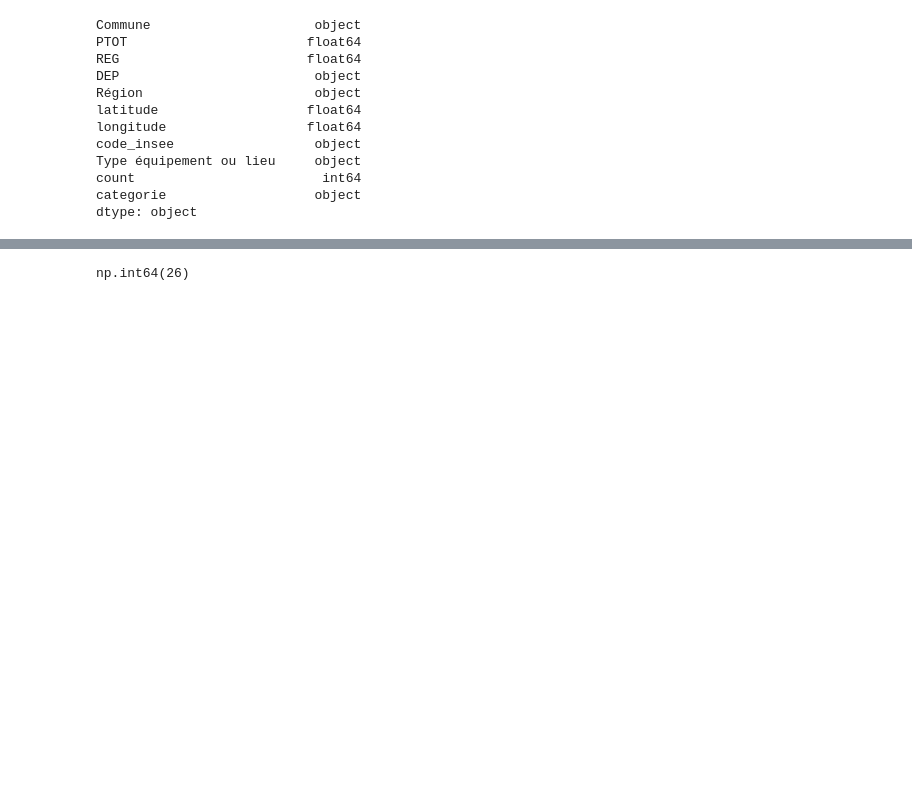
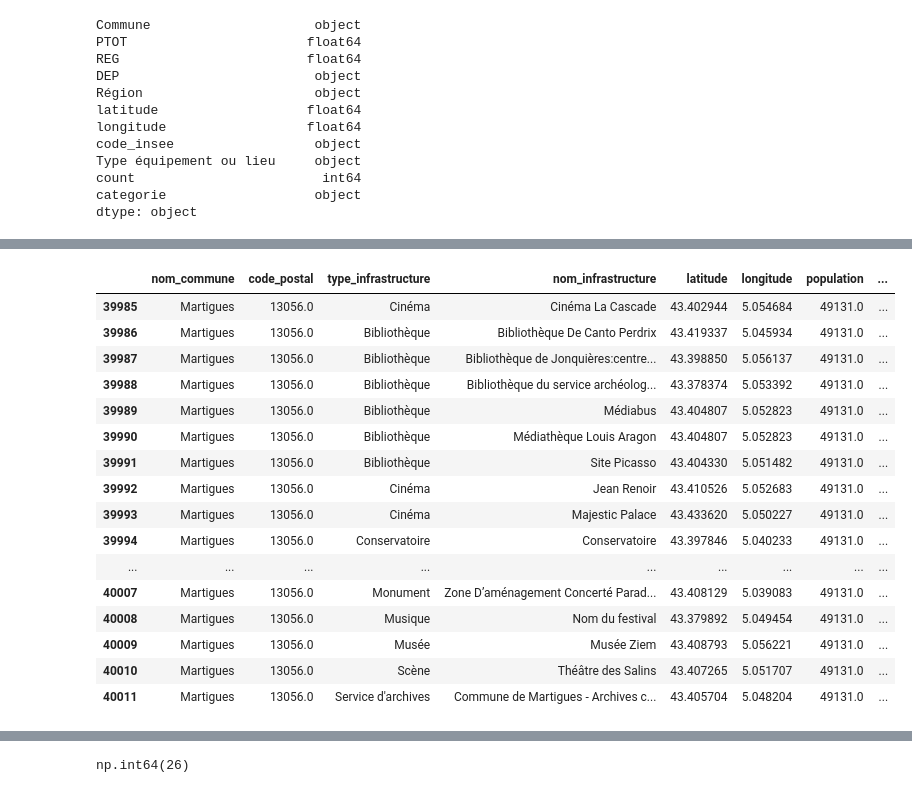
Before and after one commit to naloui1/Dataforgood, a Jupyter notebook: notebooks/visualisations.ipynb, the cells around one changed output, grey strips where cells are left out. Drawn from its saved outputs; the diff is of its cells as text; code cells hidden in the pictures; blank space fills up the shorter version.

```diff
--- a/notebooks/visualisations.ipynb
+++ b/notebooks/visualisations.ipynb
@@ -51,3 +151,23 @@ df_filtered['Commune'].iloc[0]
+# %%
+df_filtered
+# %% [output]
+|  | nom_commune | code_postal | type_infrastructure | nom_infrastructure | latitude | longitude | population | ... |
+| 39985 | Martigues | 13056.0 | Cinéma | Cinéma La Cascade | 43.402944 | 5.054684 | 49131.0 | ... |
+| 39986 | Martigues | 13056.0 | Bibliothèque | Bibliothèque De Canto Perdrix | 43.419337 | 5.045934 | 49131.0 | ... |
+| 39987 | Martigues | 13056.0 | Bibliothèque | Bibliothèque de Jonquières:centre... | 43.398850 | 5.056137 | 49131.0 | ... |
+| 39988 | Martigues | 13056.0 | Bibliothèque | Bibliothèque du service archéolog... | 43.378374 | 5.053392 | 49131.0 | ... |
+| 39989 | Martigues | 13056.0 | Bibliothèque | Médiabus | 43.404807 | 5.052823 | 49131.0 | ... |
+| 39990 | Martigues | 13056.0 | Bibliothèque | Médiathèque Louis Aragon | 43.404807 | 5.052823 | 49131.0 | ... |
+| 39991 | Martigues | 13056.0 | Bibliothèque | Site Picasso | 43.404330 | 5.051482 | 49131.0 | ... |
+| 39992 | Martigues | 13056.0 | Cinéma | Jean Renoir | 43.410526 | 5.052683 | 49131.0 | ... |
+| 39993 | Martigues | 13056.0 | Cinéma | Majestic Palace | 43.433620 | 5.050227 | 49131.0 | ... |
+| 39994 | Martigues | 13056.0 | Conservatoire | Conservatoire | 43.397846 | 5.040233 | 49131.0 | ... |
+| ... | ... | ... | ... | ... | ... | ... | ... | ... |
+| 40007 | Martigues | 13056.0 | Monument | Zone D’aménagement Concerté Parad... | 43.408129 | 5.039083 | 49131.0 | ... |
+| 40008 | Martigues | 13056.0 | Musique | Nom du festival | 43.379892 | 5.049454 | 49131.0 | ... |
+| 40009 | Martigues | 13056.0 | Musée | Musée Ziem | 43.408793 | 5.056221 | 49131.0 | ... |
+| 40010 | Martigues | 13056.0 | Scène | Théâtre des Salins | 43.407265 | 5.051707 | 49131.0 | ... |
+| 40011 | Martigues | 13056.0 | Service d'archives | Commune de Martigues - Archives c... | 43.405704 | 5.048204 | 49131.0 | ... |
 # %%
 fig = px.sunburst(
     data_frame=df_filtered,
```
Also changed, not shown: parts of 11 cells of this notebook, 1 other file.
